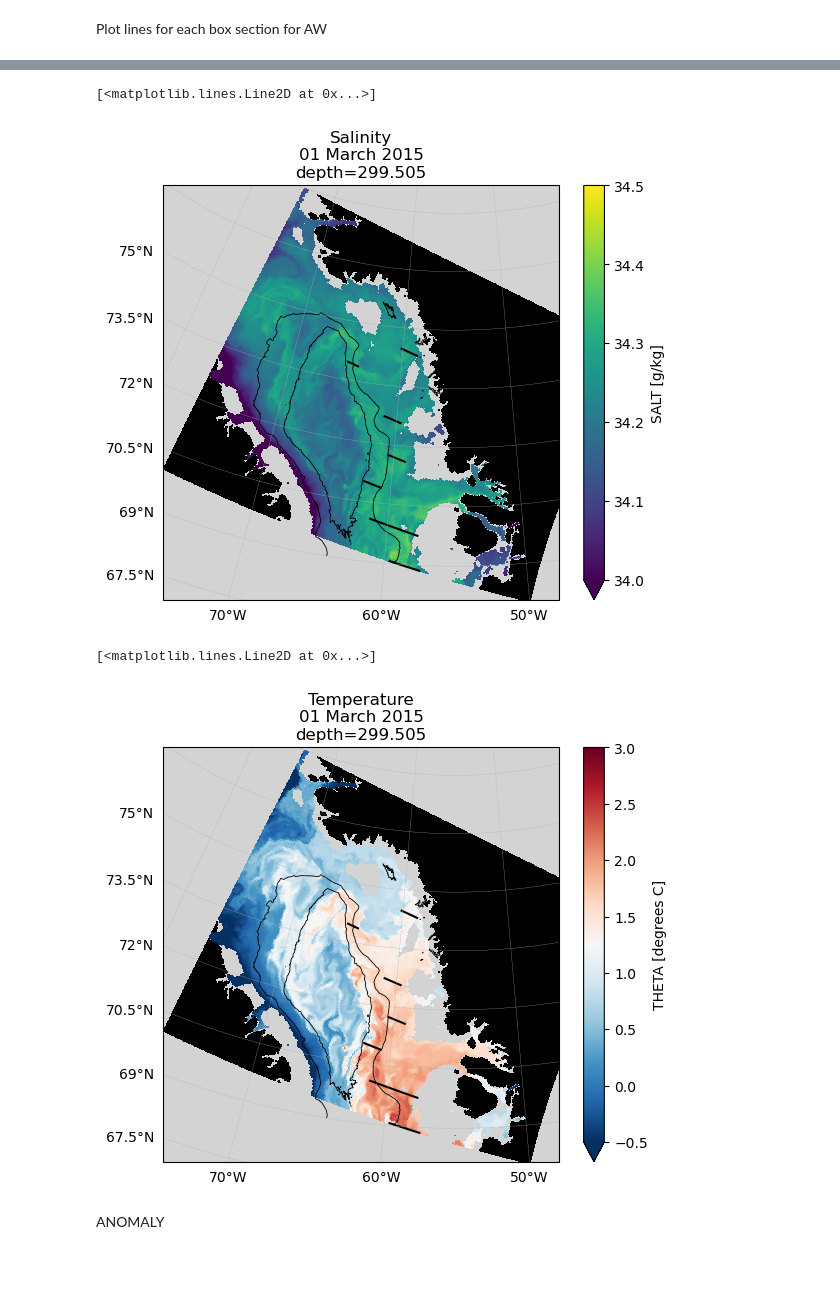
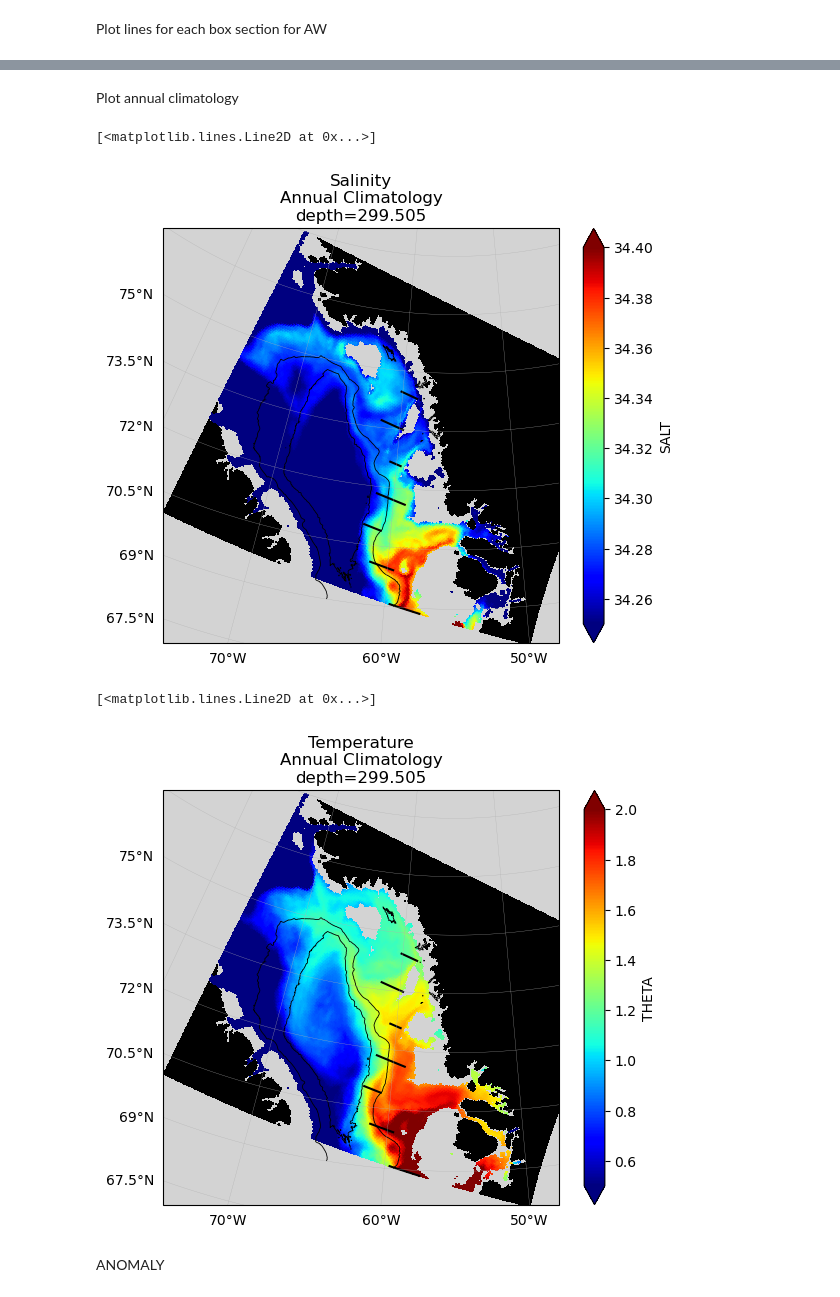
Before and after one commit to mjzahn/OMG_Narwhals_hydrography-manuscript, a Jupyter notebook: 02_analyses-and-plots/ecco_melville/02_ecco_melville_maps.ipynb, the cells around one changed output, grey strips where cells are left out. Saved outputs shown, nothing was run; the diff lists cells and outputs as text; code cells hidden in the pictures; blank space fills up the shorter version.

```diff
--- a/02_analyses-and-plots/ecco_melville/02_ecco_melville_maps.ipynb
+++ b/02_analyses-and-plots/ecco_melville/02_ecco_melville_maps.ipynb
@@ -127,10 +94,10 @@ land_mask.to_netcdf(output_dir + "land_mask_latlon.nc")
 Open subsets
 # %%
 output_dir = "C:/Users/marie/Documents/PhD/Chapter_3/OMG_manuscript_Github/OMG_Narwhals_hydrography-manuscript/02_analyses-and-plots/ecco_melville/slices_nc/"
-theta_400m = xr.open_dataset(output_dir + "theta_201503_400m.nc")
-salt_400m = xr.open_dataset(output_dir + "salt_201503_400m.nc")
+theta_300m = xr.open_dataset(output_dir + "theta_201503_300m.nc")
+salt_300m = xr.open_dataset(output_dir + "salt_201503_300m.nc")
 land_mask = xr.open_dataset(output_dir + "land_mask.nc")
 
-theta_201503_400m = xr.open_dataset(output_dir + "theta_201503_400m_latlon.nc")
-salt_201503_400m = xr.open_dataset(output_dir + "salt_201503_400m_latlon.nc")
+theta_201503_300m = xr.open_dataset(output_dir + "theta_201503_300m_latlon.nc")
+salt_201503_300m = xr.open_dataset(output_dir + "salt_201503_300m_latlon.nc")
 land_mask_latlon = xr.open_dataset(output_dir + "land_mask_latlon.nc")
@@ -194,10 +176,10 @@ salt_400m_coords = salt_400m.set_coords(['longitude','latitude'])
 # %%
 ## subset lines that we extracted for AW boxes
-salt_row000_AW_line = salt_400m_coords.isel(rows=0,  cols=slice(185,210))
-salt_row025_AW_line = salt_400m_coords.isel(rows=25, cols=slice(160,200))
-salt_row050_AW_line = salt_400m_coords.isel(rows=50, cols=slice(145,160))
-salt_row075_AW_line = salt_400m_coords.isel(rows=75, cols=slice(155,170))
-salt_row100_AW_line = salt_400m_coords.isel(rows=100,cols=slice(140,155))
-salt_row125_AW_line = salt_400m_coords.isel(rows=125,cols=slice(95,105))
-salt_row150_AW_line = salt_400m_coords.isel(rows=150,cols=slice(130,145))
+salt_row000_AW_line = salt_300m_below.isel(rows=0,  cols=slice(185,210))
+salt_row025_AW_line = salt_300m_below.isel(rows=25, cols=slice(160,180))
+salt_row050_AW_line = salt_300m_below.isel(rows=50, cols=slice(145,160))
+salt_row075_AW_line = salt_300m_below.isel(rows=75, cols=slice(145,170))
+salt_row100_AW_line = salt_300m_below.isel(rows=100,cols=slice(145,155))
+salt_row125_AW_line = salt_300m_below.isel(rows=125,cols=slice(125,145))
+salt_row150_AW_line = salt_300m_below.isel(rows=150,cols=slice(130,145))
 # %%
@@ -367,9 +343,18 @@ plt.plot(salt_row150_AW_line.longitude,salt_row150_AW_line.latitude,c='k',transf
+# %% [markdown]
+Plot annual climatology
+# %%
+theta_300m_annual = theta_time_ds.sel(depth=300,method='nearest').mean(['time']).set_coords(['latitude','longitude'])
+salt_300m_annual = salt_time_ds.sel(depth=300,method='nearest').mean(['time']).set_coords(['latitude','longitude'])
+# %%
+# remove land cells
+theta_300m_annual = theta_300m_annual.where(salt_300m_annual.SALT>30,drop=True)
+salt_300m_annual = salt_300m_annual.where(salt_300m_annual.SALT>30,drop=True)
 # %%
 fig = plt.figure(figsize=(6,5), constrained_layout=True)
 ax1 = fig.add_subplot(1,1,1, projection=ccrs.NorthPolarStereo(central_longitude = -55))
 ax1.set_extent([-75, -48, 68, 78], ccrs.PlateCarree())
 
-salt_300m_below.plot(y='latitude',x='longitude',ax=ax1,vmin=34,vmax=34.5,transform=ccrs.PlateCarree())
+salt_300m_annual.SALT.plot(y='latitude',x='longitude',ax=ax1,cmap='jet',vmin=34.25,vmax=34.4,transform=ccrs.PlateCarree())
 land_mask_latlon.SALT.plot(y='latitude',x='longitude',ax=ax1,cmap='Greys',vmin=-0.5,vmax=1,add_colorbar=False,transform=ccrs.PlateCarree())
 
 ax1.set_facecolor('lightgray')
@@ -383,7 +368,7 @@ CS = gebco_bathy_select.plot.contour(ax=ax1,levels=[-2000,-1000],\
                                      linestyles='solid',linewidths=0.6,colors='k',\
                                      transform=ccrs.PlateCarree())
 # ax1.clabel(CS, CS.levels, inline=True, fontsize=8);
-ax1.set_title("Salinity\n01 March 2015\ndepth=" + str(salt_300m.depth.values));
+ax1.set_title("Salinity\nAnnual Climatology\ndepth=" + str(salt_300m.depth.values));
 
 ## add lines for what boxes we are selecting along each row
 plt.plot(salt_row000_AW_line.longitude,salt_row000_AW_line.latitude,c='k',transform=ccrs.PlateCarree())
@@ -395,39 +380,39 @@ plt.plot(salt_row125_AW_line.longitude,salt_row125_AW_line.latitude,c='k',transf
 plt.plot(salt_row150_AW_line.longitude,salt_row150_AW_line.latitude,c='k',transform=ccrs.PlateCarree())
 # %% [output]
 [<matplotlib.lines.Line2D at 0x...>]
-[figure, old version]
+[figure, new version]
 # %%
 fig = plt.figure(figsize=(6,5), constrained_layout=True)
 ax1 = fig.add_subplot(1,1,1, projection=ccrs.NorthPolarStereo(central_longitude = -55))
 ax1.set_extent([-75, -48, 68, 78], ccrs.PlateCarree())
 
-theta_300m_below.plot(y='latitude',x='longitude',ax=ax1,vmin=-0.5,vmax=3,cmap='RdBu_r',transform=ccrs.PlateCarree())
+theta_300m_annual.THETA.plot(y='latitude',x='longitude',ax=ax1,cmap='jet',vmin=0.5,vmax=2,transform=ccrs.PlateCarree())
 land_mask_latlon.SALT.plot(y='latitude',x='longitude',ax=ax1,cmap='Greys',vmin=-0.5,vmax=1,add_colorbar=False,transform=ccrs.PlateCarree())
 
 ax1.set_facecolor('lightgray')
 ax1.set_title("depth=" + str(theta_300m.depth.values))
 gl = ax1.gridlines(crs=ccrs.PlateCarree(), linewidth=0.2,draw_labels=True,x_inline=False, y_inline=False,\
                   xpadding=6,ypadding=6,rotate_labels=False)
 gl.top_labels = False
 gl.right_labels = False
 
 CS = gebco_bathy_select.plot.contour(ax=ax1,levels=[-2000,-1000],\
                                      linestyles='solid',linewidths=0.6,colors='k',\
                                      transform=ccrs.PlateCarree())
 # ax1.clabel(CS, CS.levels, inline=True, fontsize=8);
-ax1.set_title("Temperature\n01 March 2015\ndepth=" + str(theta_300m.depth.values));
+ax1.set_title("Temperature\nAnnual Climatology\ndepth=" + str(theta_300m.depth.values));
 
 ## add lines for what boxes we are selecting along each row
 plt.plot(salt_row000_AW_line.longitude,salt_row000_AW_line.latitude,c='k',transform=ccrs.PlateCarree())
 plt.plot(salt_row025_AW_line.longitude,salt_row025_AW_line.latitude,c='k',transform=ccrs.PlateCarree())
 plt.plot(salt_row050_AW_line.longitude,salt_row050_AW_line.latitude,c='k',transform=ccrs.PlateCarree())
 plt.plot(salt_row075_AW_line.longitude,salt_row075_AW_line.latitude,c='k',transform=ccrs.PlateCarree())
 plt.plot(salt_row100_AW_line.longitude,salt_row100_AW_line.latitude,c='k',transform=ccrs.PlateCarree())
 plt.plot(salt_row125_AW_line.longitude,salt_row125_AW_line.latitude,c='k',transform=ccrs.PlateCarree())
 plt.plot(salt_row150_AW_line.longitude,salt_row150_AW_line.latitude,c='k',transform=ccrs.PlateCarree())
 # %% [output]
 [<matplotlib.lines.Line2D at 0x...>]
-[figure, old version]
+[figure, new version]
 # %% [markdown]
 ANOMALY
 # %%
```
Also changed, not shown: parts of 26 cells of this notebook, 17 other files.
